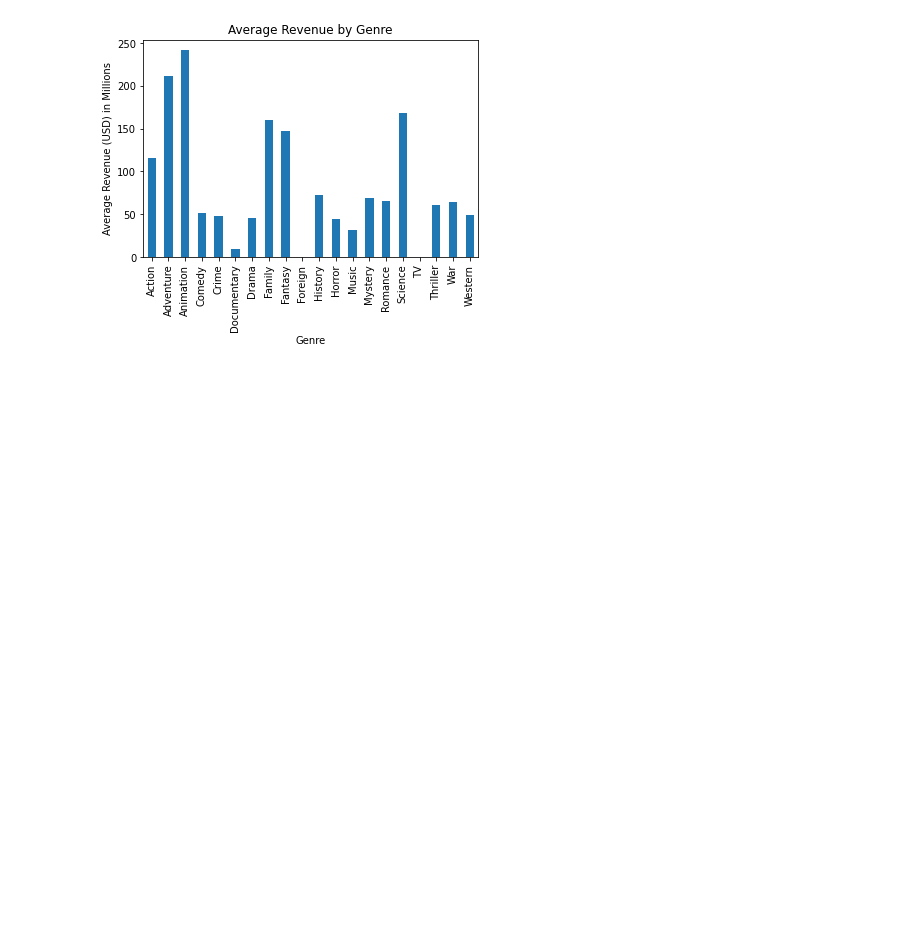
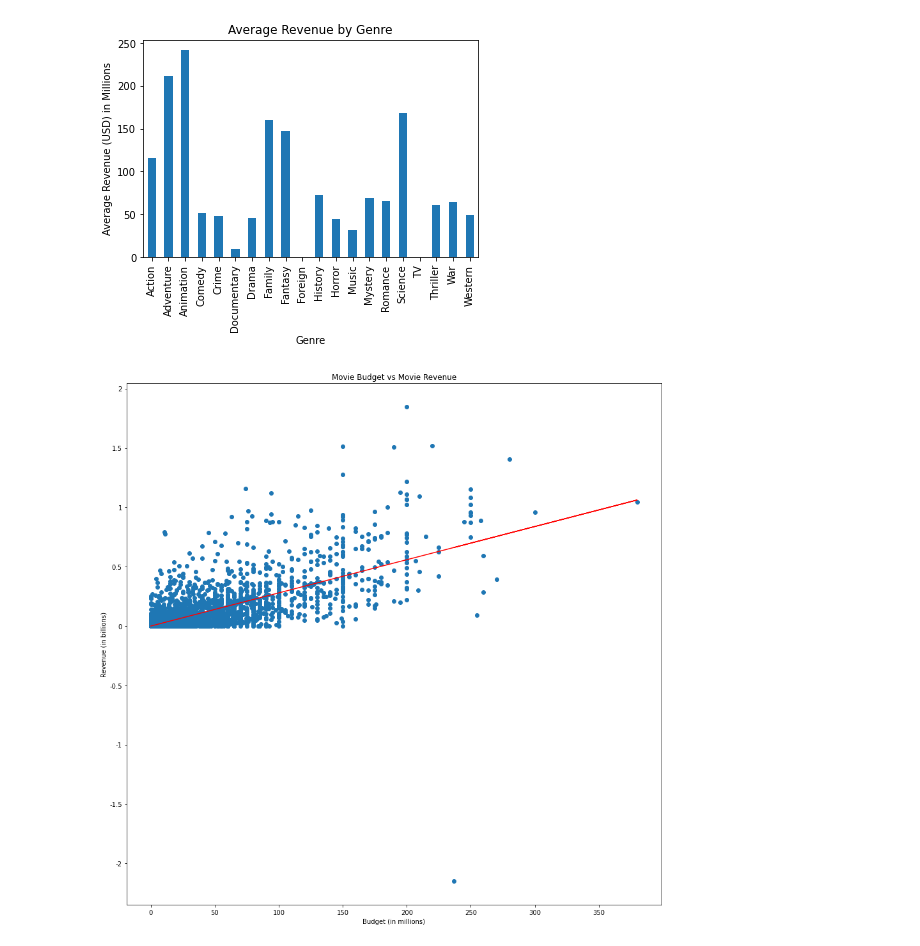
Before and after one commit to amudd10/Coming-to-A-Theater-Near-You, a Jupyter notebook: movies_data.ipynb, the cells around one changed output. Drawn from its saved outputs; the diff is of its cells as text; code cells hidden in the pictures; blank space fills up the shorter version.

Commit message:
added visualization

```diff
--- a/movies_data.ipynb
+++ b/movies_data.ipynb
@@ -70,3 +70,32 @@ plt.savefig('Images/genre_revenue.png', dpi=100)
 plt.show()
 # %% [output]
 [figure]
+# %%
+# create a scatter plot of movie budget vs movie revenue
+fig, ax = plt.subplots(figsize=(15, 15))
+x = df['budget']
+y= df['revenue']
+ax.scatter(x,y)
+ax.set_xlabel('Budget (in millions)')
+ax.set_ylabel('Revenue (in billions)')
+ax.set_title('Movie Budget vs Movie Revenue')
+scale_x = 1e6
+scale_y = 1e9
+ticks_x = ticker.FuncFormatter(lambda x, pos: '{0:g}'.format(x/scale_x))
+ticks_y = ticker.FuncFormatter(lambda x, pos: '{0:g}'.format(x/scale_y))
+ax.yaxis.set_major_formatter(ticks_y)
+ax.xaxis.set_major_formatter(ticks_x)
+# Fit a linear regression line to the data
+coeffs = np.polyfit(x, y, 1)
+line = np.poly1d(coeffs)
+
+# Plot the regression line
+plt.plot(x, line(x), color='r')
+
+#save figure
+plt.savefig('Images/budget_revenue.png', dpi=100)
+
+# display the plot
+plt.show()
+# %% [output]
+[figure, added]
```
Also changed, not shown: 1 other file.
